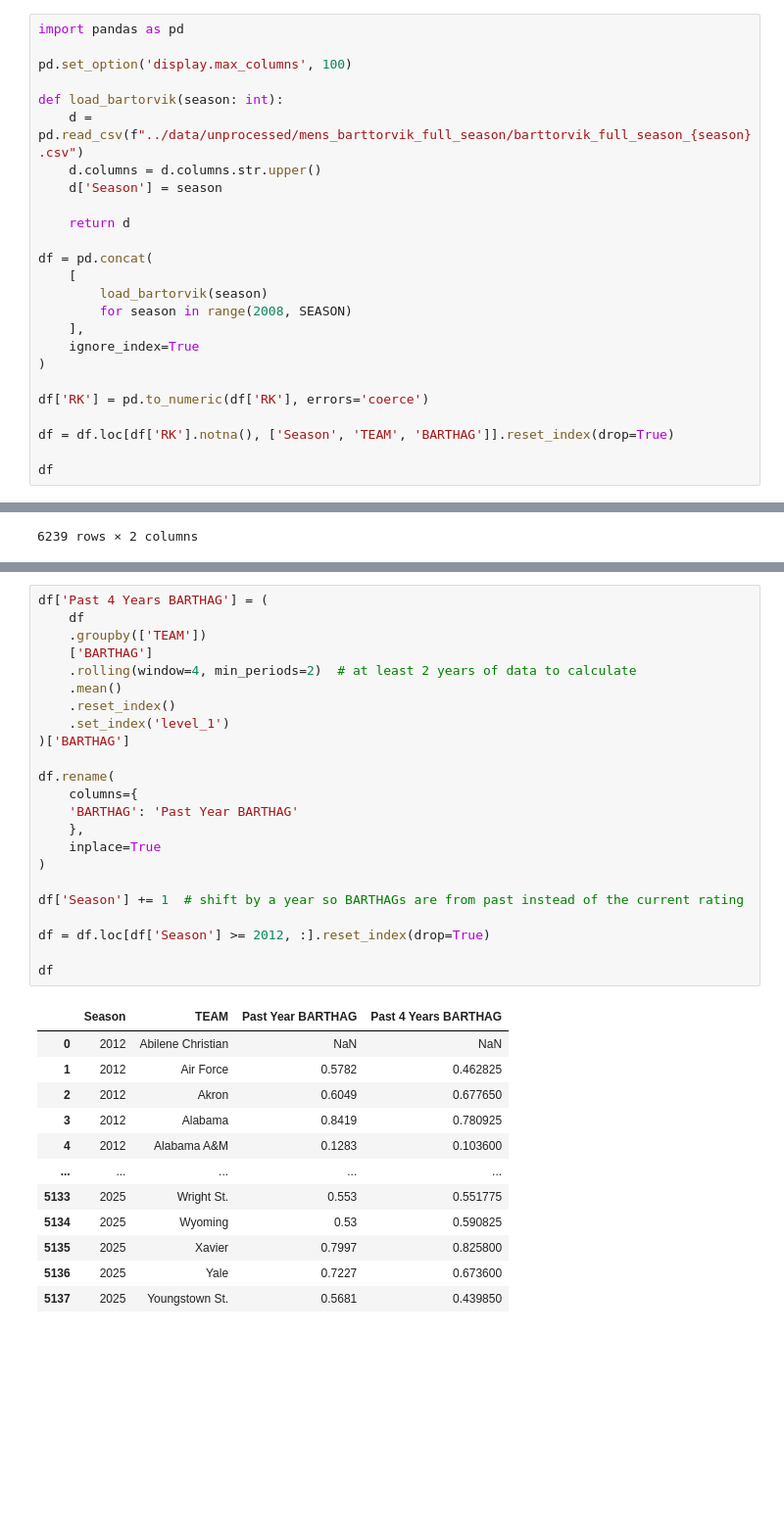
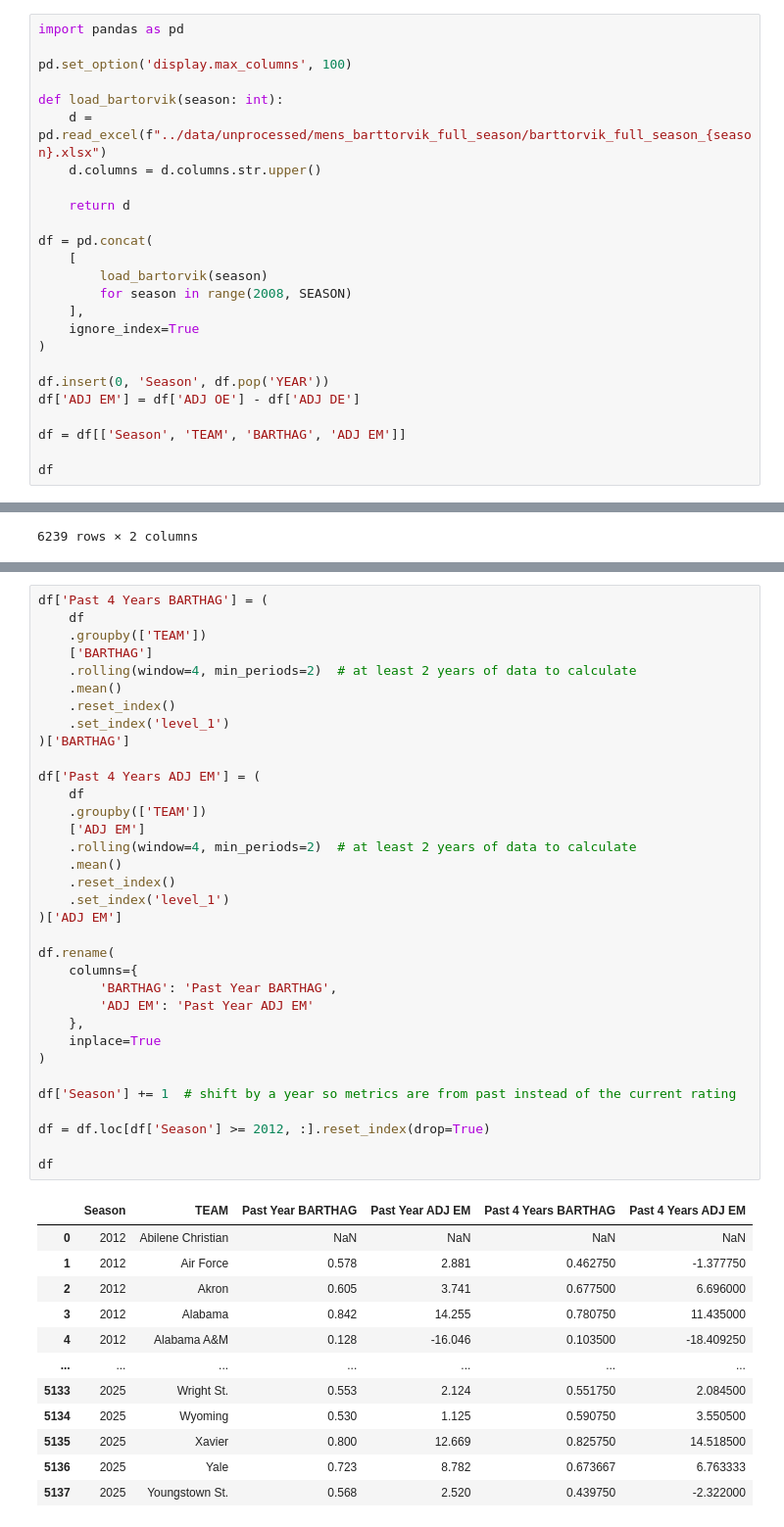
Before and after one commit to shughes1000/march-madness-2025, a Jupyter notebook: data_setup/mens_barttorvik_full_season_setup.ipynb, the cells around one changed output, grey strips where cells are left out. Shown at 98% size. Saved outputs shown, nothing was run; the diff lists cells and outputs as text; blank space fills up the shorter version.

Commit message:
Updated Barttorvik full season source

```diff
--- a/data_setup/mens_barttorvik_full_season_setup.ipynb
+++ b/data_setup/mens_barttorvik_full_season_setup.ipynb
@@ -19,9 +19,8 @@ import pandas as pd
 pd.set_option('display.max_columns', 100)
 
 def load_bartorvik(season: int):
-    d = pd.read_csv(f"../data/unprocessed/mens_barttorvik_full_season/barttorvik_full_season_{season}.csv")
+    d = pd.read_excel(f"../data/unprocessed/mens_barttorvik_full_season/barttorvik_full_season_{season}.xlsx")
     d.columns = d.columns.str.upper()
-    d['Season'] = season
 
     return d
 
@@ -33,9 +32,10 @@ df = pd.concat(
     ignore_index=True
 )
 
-df['RK'] = pd.to_numeric(df['RK'], errors='coerce')
+df.insert(0, 'Season', df.pop('YEAR'))
+df['ADJ EM'] = df['ADJ OE'] - df['ADJ DE']
 
-df = df.loc[df['RK'].notna(), ['Season', 'TEAM', 'BARTHAG']].reset_index(drop=True)
+df = df[['Season', 'TEAM', 'BARTHAG', 'ADJ EM']]
 
 df
 # %% [output]
@@ -107,36 +107,47 @@ df
 # %%
 df['Past 4 Years BARTHAG'] = (
     df
     .groupby(['TEAM'])
     ['BARTHAG']
     .rolling(window=4, min_periods=2)  # at least 2 years of data to calculate
     .mean()
     .reset_index()
     .set_index('level_1')
 )['BARTHAG']
 
+df['Past 4 Years ADJ EM'] = (
+    df
+    .groupby(['TEAM'])
+    ['ADJ EM']
+    .rolling(window=4, min_periods=2)  # at least 2 years of data to calculate
+    .mean()
+    .reset_index()
+    .set_index('level_1')
+)['ADJ EM']
+
 df.rename(
     columns={
-    'BARTHAG': 'Past Year BARTHAG'
+        'BARTHAG': 'Past Year BARTHAG',
+        'ADJ EM': 'Past Year ADJ EM'
     },
     inplace=True
 )
 
-df['Season'] += 1  # shift by a year so BARTHAGs are from past instead of the current rating
+df['Season'] += 1  # shift by a year so metrics are from past instead of the current rating
 
 df = df.loc[df['Season'] >= 2012, :].reset_index(drop=True)
 
 df
 # %% [output]
-|  | Season | TEAM | Past Year BARTHAG | Past 4 Years BARTHAG |
-| 0 | 2012 | Abilene Christian | NaN | NaN |
-| 1 | 2012 | Air Force | 0.5782 | 0.462825 |
-| 2 | 2012 | Akron | 0.6049 | 0.677650 |
-| 3 | 2012 | Alabama | 0.8419 | 0.780925 |
-| 4 | 2012 | Alabama A&M | 0.1283 | 0.103600 |
-| ... | ... | ... | ... | ... |
-| 5133 | 2025 | Wright St. | 0.553 | 0.551775 |
-| 5134 | 2025 | Wyoming | 0.53 | 0.590825 |
-| 5135 | 2025 | Xavier | 0.7997 | 0.825800 |
-| 5136 | 2025 | Yale | 0.7227 | 0.673600 |
-| 5137 | 2025 | Youngstown St. | 0.5681 | 0.439850 |
+|  | Season | TEAM | Past Year BARTHAG | Past Year ADJ EM | Past 4 Years BARTHAG | Past 4 Years ADJ EM |
+| 0 | 2012 | Abilene Christian | NaN | NaN | NaN | NaN |
+| 1 | 2012 | Air Force | 0.578 | 2.881 | 0.462750 | -1.377750 |
+| 2 | 2012 | Akron | 0.605 | 3.741 | 0.677500 | 6.696000 |
+| 3 | 2012 | Alabama | 0.842 | 14.255 | 0.780750 | 11.435000 |
+| 4 | 2012 | Alabama A&M | 0.128 | -16.046 | 0.103500 | -18.409250 |
+| ... | ... | ... | ... | ... | ... | ... |
+| 5133 | 2025 | Wright St. | 0.553 | 2.124 | 0.551750 | 2.084500 |
+| 5134 | 2025 | Wyoming | 0.530 | 1.125 | 0.590750 | 3.550500 |
+| 5135 | 2025 | Xavier | 0.800 | 12.669 | 0.825750 | 14.518500 |
+| 5136 | 2025 | Yale | 0.723 | 8.782 | 0.673667 | 6.763333 |
+| 5137 | 2025 | Youngstown St. | 0.568 | 2.520 | 0.439750 | -2.322000 |
```
Also changed, not shown: parts of 5 cells of this notebook, 2 other files.
